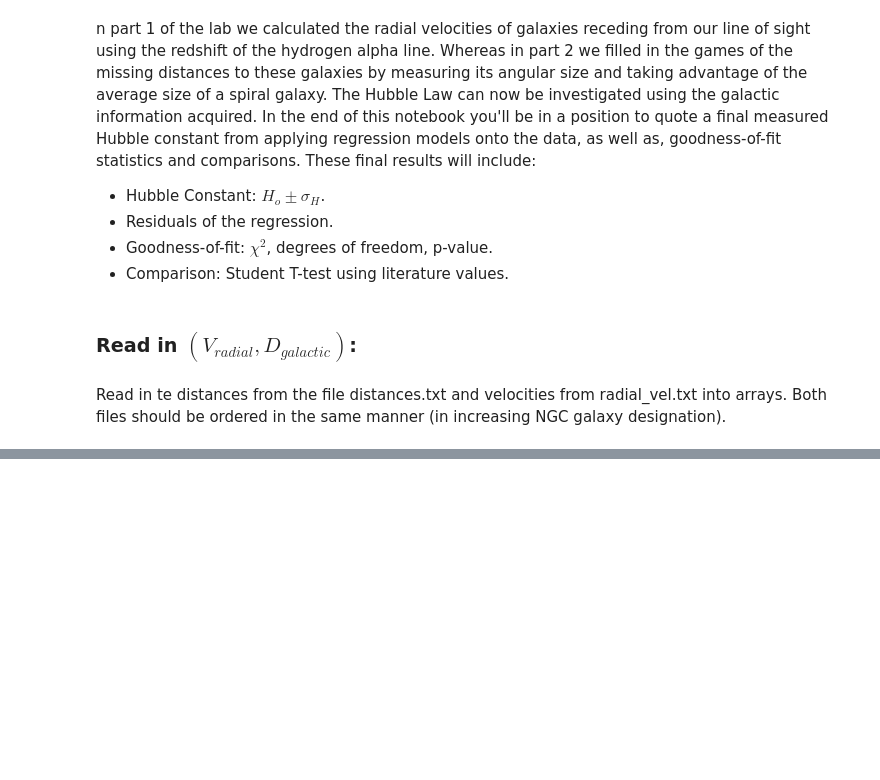
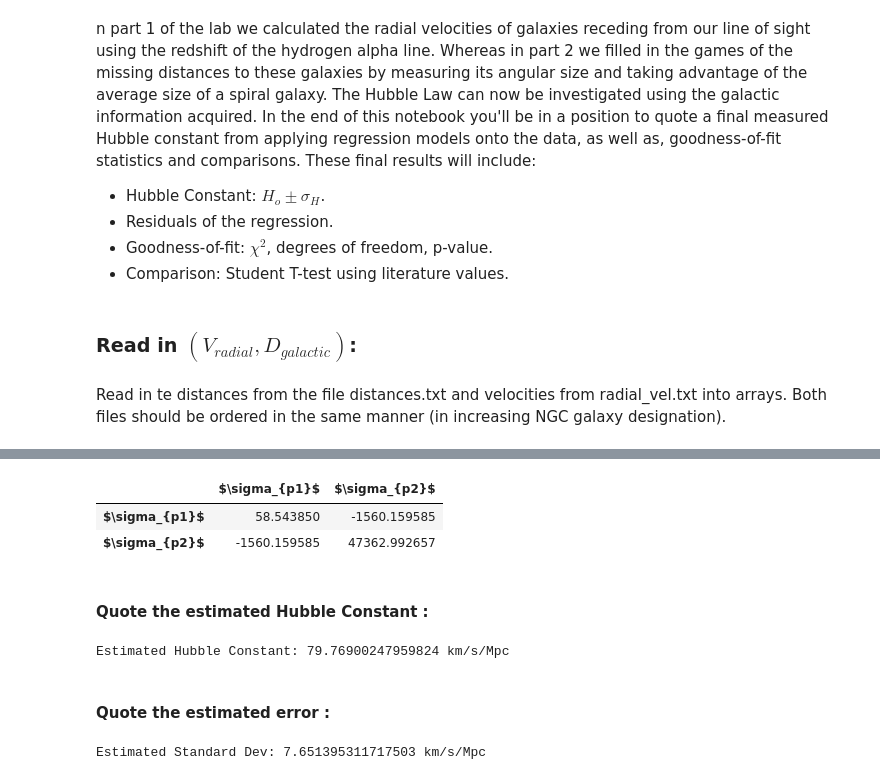
Before and after one commit to DLinthorne/Hubble-Law, a Jupyter notebook: Hubble_final.ipynb, the cells around one changed output, grey strips where cells are left out. Cells and saved outputs as stored; diff of their text form; code cells hidden in the pictures; blank space fills up the shorter version.

```diff
--- a/Hubble_final.ipynb
+++ b/Hubble_final.ipynb
@@ -33,0 +84,20 @@ OSError: HubbleLawLab/Hubble-Law/NGCData/distances.txt not found.
+# %%
+pd.DataFrame(var_matrix, columns = ["$\sigma_{p1}$", "$\sigma_{p2}$"], index=["$\sigma_{p1}$", "$\sigma_{p2}$"])
+# %% [output]
+|  | $\sigma_{p1}$ | $\sigma_{p2}$ |
+| $\sigma_{p1}$ | 58.543850 | -1560.159585 |
+| $\sigma_{p2}$ | -1560.159585 | 47362.992657 |
+# %% [markdown]
+#### Quote the estimated Hubble Constant :
+# %%
+hubble_const = coeff[0]
+print("Estimated Hubble Constant: " +str(hubble_const) + " km/s/Mpc")
+# %% [output]
+Estimated Hubble Constant: 79.76900247959824 km/s/Mpc
+# %% [markdown]
+#### Quote the estimated error :
+# %%
+hubble_const_std = np.sqrt(var_matrix[0][0])
+print("Estimated Standard Dev: " +str(hubble_const_std) + " km/s/Mpc")
+# %% [output]
+Estimated Standard Dev: 7.651395311717503 km/s/Mpc
```
Also changed, not shown: parts of 26 cells of this notebook, 3 other files.
